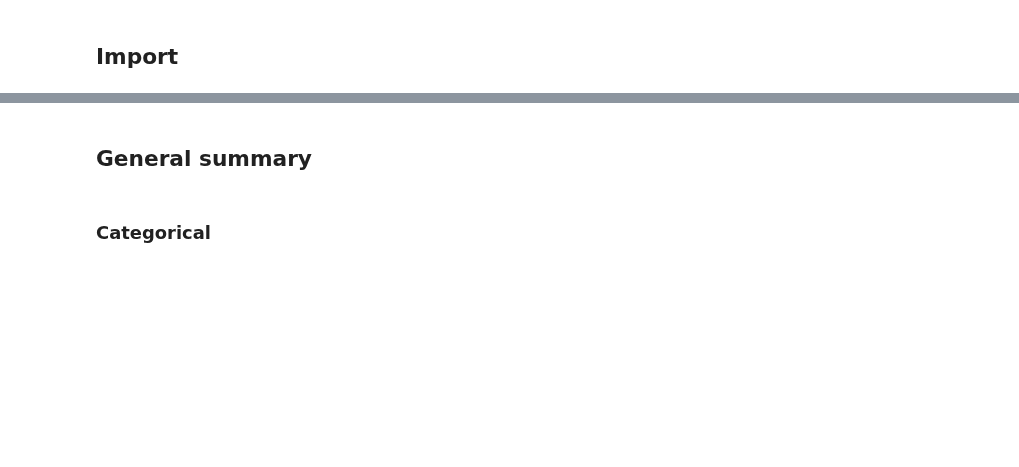
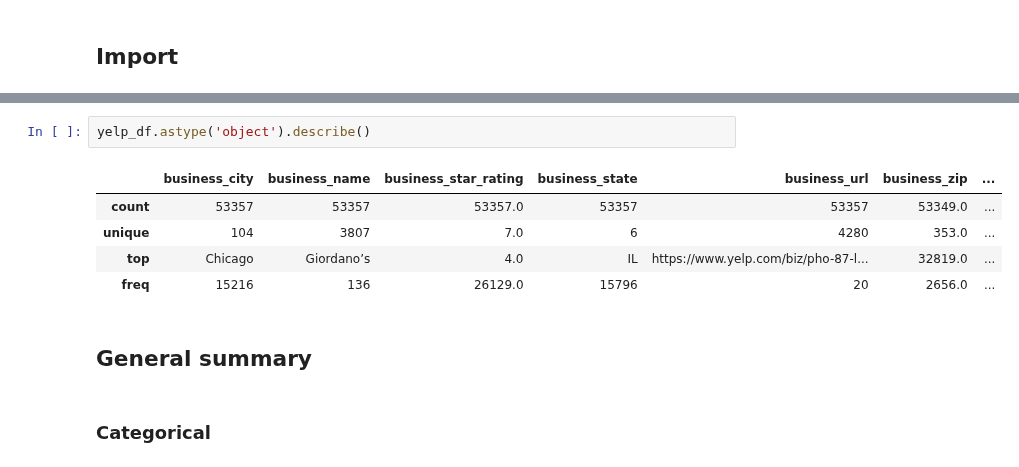
Before and after one commit to twilbers/yelp-tourist-classifier, a Jupyter notebook: yelp_review_analysis.ipynb, the cells around one changed output, grey strips where cells are left out. Saved outputs shown, nothing was run; the diff lists cells and outputs as text; blank space fills up the shorter version.

```diff
--- a/yelp_review_analysis.ipynb
+++ b/yelp_review_analysis.ipynb
@@ -51,3 +21,11 @@ biz_df[['business_star_rating', 'business_url']].groupby('business_star_rating')
+# %%
+yelp_df.astype('object').describe()
+# %% [output]
+|  | business_city | business_name | business_star_rating | business_state | business_url | business_zip | ... |
+| count | 53357 | 53357 | 53357.0 | 53357 | 53357 | 53349.0 | ... |
+| unique | 104 | 3807 | 7.0 | 6 | 4280 | 353.0 | ... |
+| top | Chicago | Giordano’s | 4.0 | IL | https://www.yelp.com/biz/pho-87-l... | 32819.0 | ... |
+| freq | 15216 | 136 | 26129.0 | 15796 | 20 | 2656.0 | ... |
 # %% [markdown]
 ## General summary
 # %% [markdown]
```
Also changed, not shown: parts of 123 cells of this notebook, 3 other files.
